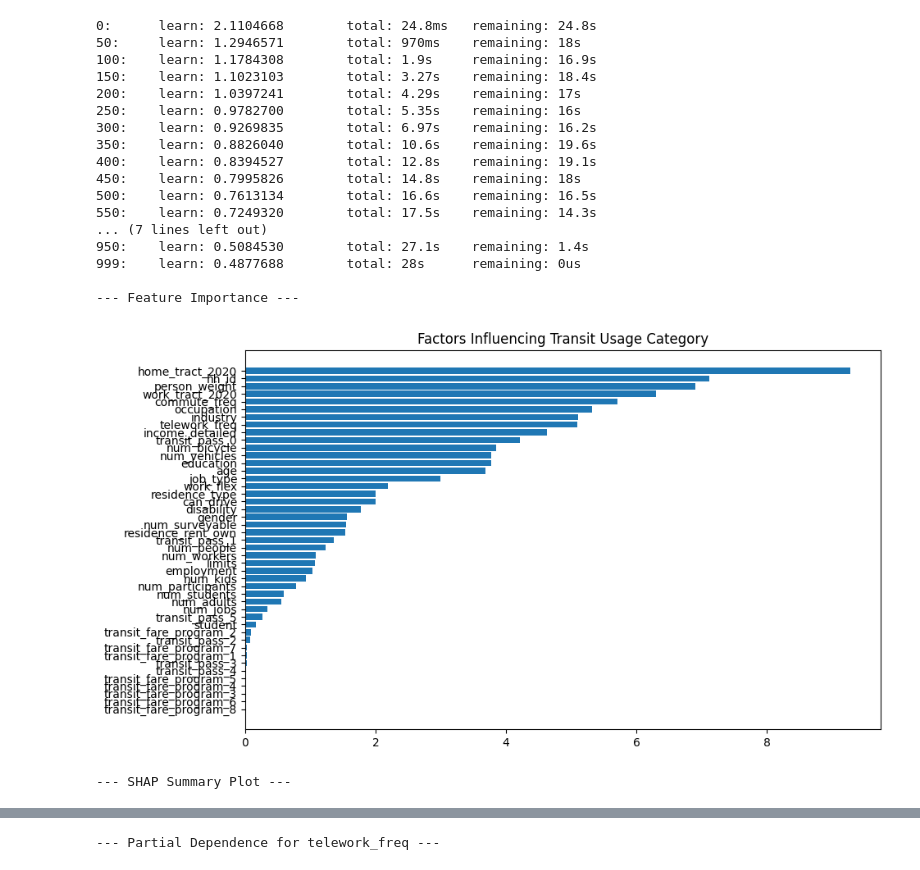
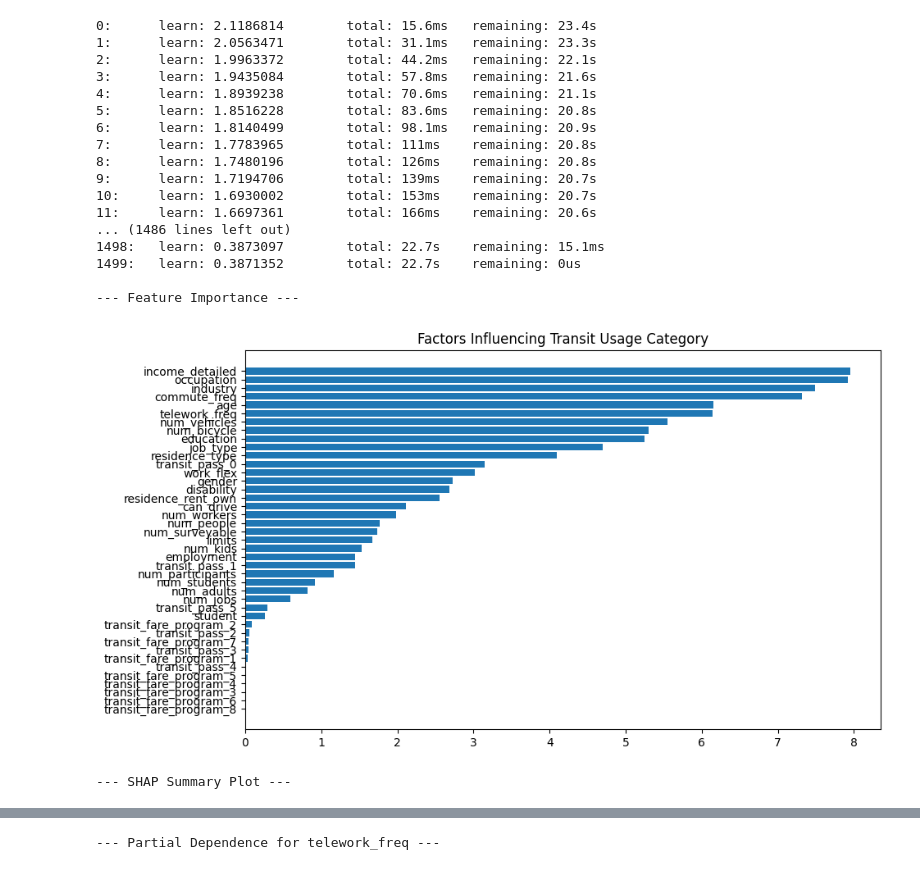
Before and after one commit to VarsanJ/Cities-in-Motion-2026, a Jupyter notebook: CatBoostModel.ipynb, the cells around one changed output, grey strips where cells are left out. Cells and saved outputs as stored; diff of their text form; code cells hidden in the pictures.

Commit message:
Modified factors to consider Refinements

```diff
--- a/CatBoostModel.ipynb
+++ b/CatBoostModel.ipynb
@@ -32,7 +32,7 @@ fileImport_cleaned[independent_var] = fileImport_cleaned[independent_var].replac
 
 # Cleans variables
 df = fileImport_cleaned.dropna(subset=[dependent_var]) # Can't train on NaN targets
-X = df.drop(columns=[dependent_var])
+X = df.drop(columns=[dependent_var, 'hh_id', 'home_tract_2020', 'work_tract_2020', 'person_weight']) # Drops hh_id as well, not to consider
 y = df[dependent_var]
 
 # Categorical Columns
@@ -40,13 +40,13 @@ cat_features = X.select_dtypes(include=['object', 'category']).columns.tolist()
 
 # Create Classification Model
 model = CatBoostClassifier(
-    iterations=1000, #
+    iterations=1500, #
     learning_rate=0.05, #
     depth=6, #
     loss_function='MultiClass', # Use MultiClass for categorical frequency levels
     random_seed=42,
     nan_mode='Min', #
-    verbose=50 # Print outputs on occasional basis #
+    verbose=True # Print outputs
 )
 
 # Model Training
@@ -63,47 +63,47 @@ plt.title("Factors Influencing Transit Usage Category")
 plt.show()
 
 # SHAP Value Summary Plot
 print("\n--- SHAP Summary Plot ---")
 explainer = shap.TreeExplainer(model)
 shap_values = explainer.shap_values(X)
 shap.summary_plot(shap_values, X)
 
 # Partial Dependence Plot
 print(f"\n--- Partial Dependence for {independent_var} ---")
 
 fig, ax = plt.subplots(figsize=(8, 5))
 
 most_frequent_class = y.mode()[0]
 
 PartialDependenceDisplay.from_estimator(
     model,
     X,
     features=[independent_var],
     target=most_frequent_class,
     categorical_features=[independent_var],
     ax=ax
 )
 # Define graph properties
 plt.title(f'Effect of {independent_var} on Class Probability (Target: {most_frequent_class})')
 plt.xticks(range(1, 10))
 plt.show()
 # %% [output]
-0:      learn: 2.1104668        total: 24.8ms   remaining: 24.8s
-50:     learn: 1.2946571        total: 970ms    remaining: 18s
-100:    learn: 1.1784308        total: 1.9s     remaining: 16.9s
-150:    learn: 1.1023103        total: 3.27s    remaining: 18.4s
-200:    learn: 1.0397241        total: 4.29s    remaining: 17s
-250:    learn: 0.9782700        total: 5.35s    remaining: 16s
-300:    learn: 0.9269835        total: 6.97s    remaining: 16.2s
-350:    learn: 0.8826040        total: 10.6s    remaining: 19.6s
-400:    learn: 0.8394527        total: 12.8s    remaining: 19.1s
-450:    learn: 0.7995826        total: 14.8s    remaining: 18s
-500:    learn: 0.7613134        total: 16.6s    remaining: 16.5s
-550:    learn: 0.7249320        total: 17.5s    remaining: 14.3s
-... (7 lines left out)
-950:    learn: 0.5084530        total: 27.1s    remaining: 1.4s
-999:    learn: 0.4877688        total: 28s      remaining: 0us
+0:      learn: 2.1186814        total: 15.6ms   remaining: 23.4s
+1:      learn: 2.0563471        total: 31.1ms   remaining: 23.3s
+2:      learn: 1.9963372        total: 44.2ms   remaining: 22.1s
+3:      learn: 1.9435084        total: 57.8ms   remaining: 21.6s
+4:      learn: 1.8939238        total: 70.6ms   remaining: 21.1s
+5:      learn: 1.8516228        total: 83.6ms   remaining: 20.8s
+6:      learn: 1.8140499        total: 98.1ms   remaining: 20.9s
+7:      learn: 1.7783965        total: 111ms    remaining: 20.8s
+8:      learn: 1.7480196        total: 126ms    remaining: 20.8s
+9:      learn: 1.7194706        total: 139ms    remaining: 20.7s
+10:     learn: 1.6930002        total: 153ms    remaining: 20.7s
+11:     learn: 1.6697361        total: 166ms    remaining: 20.6s
+... (1486 lines left out)
+1498:   learn: 0.3873097        total: 22.7s    remaining: 15.1ms
+1499:   learn: 0.3871352        total: 22.7s    remaining: 0us
 
 --- Feature Importance ---
-[figure, old version]
+[figure, new version]
 --- SHAP Summary Plot ---
```
Also changed, not shown: parts of 1 cell of this notebook.
